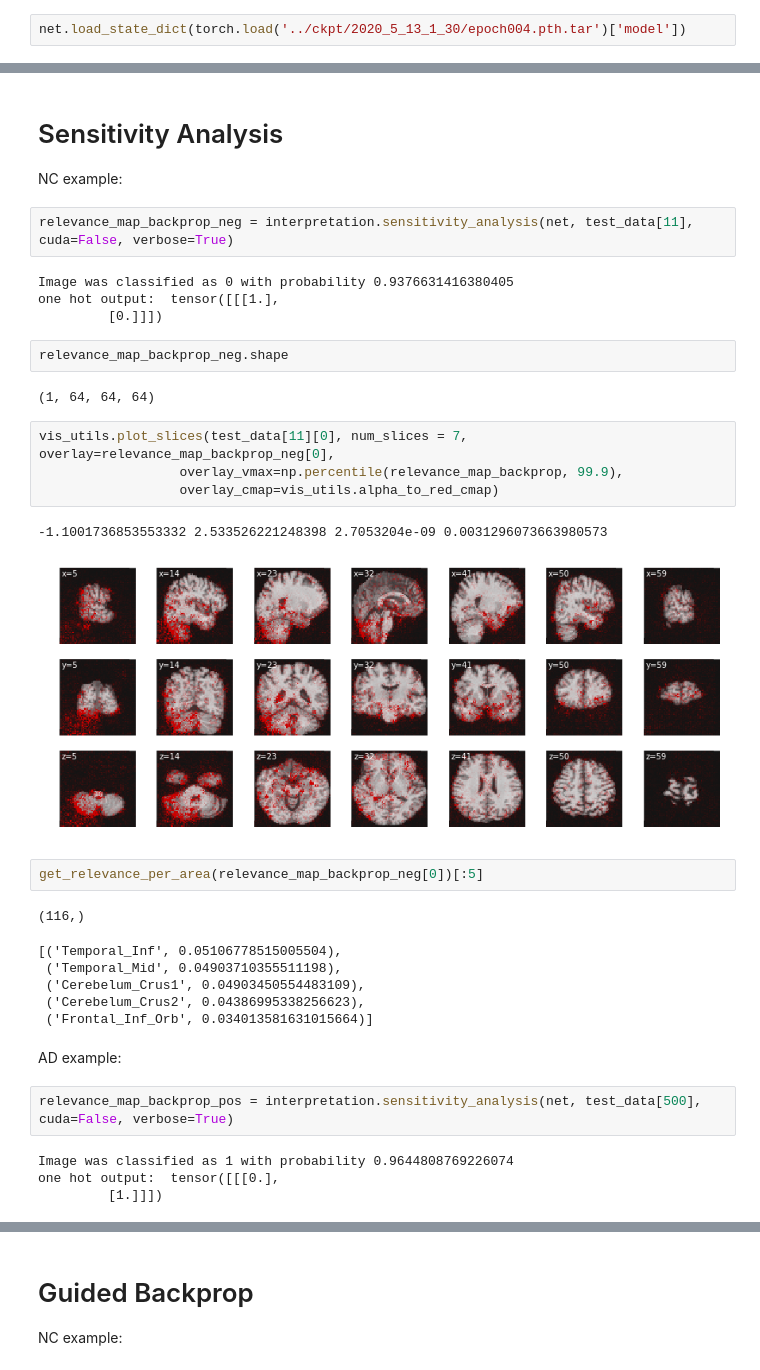
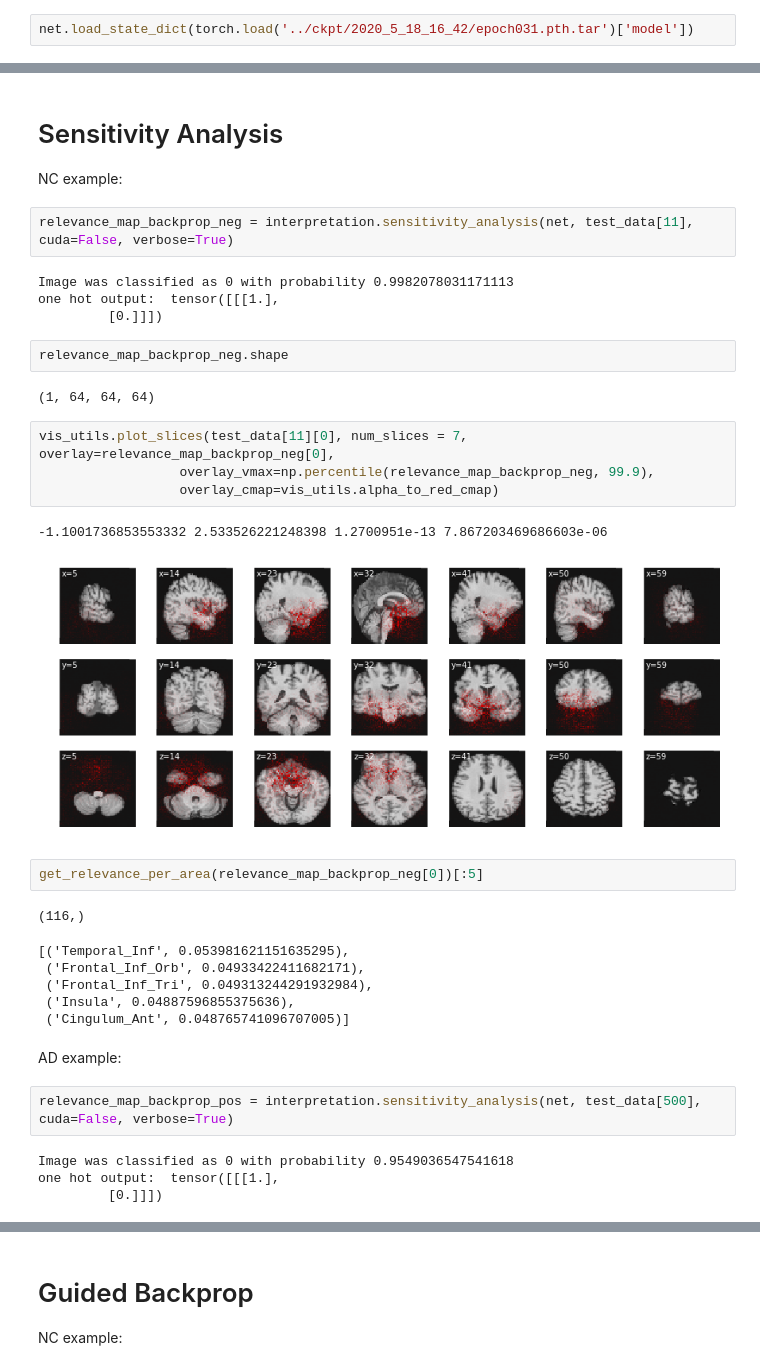
Before and after one commit to kathyfan/cs231n-adni, a Jupyter notebook: new_code/occlusion_backprop_vis.ipynb, the cells around one changed output, grey strips where cells are left out. Drawn from its saved outputs; the diff is of its cells as text.

Commit message:
trained on epoch 31

```diff
--- a/new_code/occlusion_backprop_vis.ipynb
+++ b/new_code/occlusion_backprop_vis.ipynb
@@ -70,7 +72,7 @@ net = model.SingleTimestep3DCNN(in_num_ch=1, img_size=(64,64,64), inter_num_ch=1
 # %%
 # net.load_state_dict(torch.load('../ckpt/2020_5_5_21_44/model_best.pth.tar')['model'])
 # %%
-net.load_state_dict(torch.load('../ckpt/2020_5_13_1_30/epoch004.pth.tar')['model'])
+net.load_state_dict(torch.load('../ckpt/2020_5_18_16_42/epoch031.pth.tar')['model'])
 # %% [output]
 <All keys matched successfully>
 # %%
@@ -127,7 +129,7 @@ NC example:
 # %%
 relevance_map_backprop_neg = interpretation.sensitivity_analysis(net, test_data[11], cuda=False, verbose=True)
 # %% [output]
-Image was classified as 0 with probability 0.9376631416380405
+Image was classified as 0 with probability 0.9982078031171113
 one hot output:  tensor([[[1.],
          [0.]]])
 # %%
@@ -136,27 +138,27 @@ relevance_map_backprop_neg.shape
 (1, 64, 64, 64)
 # %%
 vis_utils.plot_slices(test_data[11][0], num_slices = 7, overlay=relevance_map_backprop_neg[0],
-                  overlay_vmax=np.percentile(relevance_map_backprop, 99.9),
+                  overlay_vmax=np.percentile(relevance_map_backprop_neg, 99.9),
                   overlay_cmap=vis_utils.alpha_to_red_cmap)
 # %% [output]
--1.1001736853553332 2.533526221248398 2.7053204e-09 0.0031296073663980573
+-1.1001736853553332 2.533526221248398 1.2700951e-13 7.867203469686603e-06
-[figure, old version]
+[figure, new version]
 # %%
 get_relevance_per_area(relevance_map_backprop_neg[0])[:5]
 # %% [output]
 (116,)
-[('Temporal_Inf', 0.05106778515005504),
- ('Temporal_Mid', 0.04903710355511198),
- ('Cerebelum_Crus1', 0.04903450554483109),
- ('Cerebelum_Crus2', 0.04386995338256623),
- ('Frontal_Inf_Orb', 0.034013581631015664)]
+[('Temporal_Inf', 0.053981621151635295),
+ ('Frontal_Inf_Orb', 0.04933422411682171),
+ ('Frontal_Inf_Tri', 0.049313244291932984),
+ ('Insula', 0.04887596855375636),
+ ('Cingulum_Ant', 0.048765741096707005)]
 # %% [markdown]
 AD example:
 # %%
 relevance_map_backprop_pos = interpretation.sensitivity_analysis(net, test_data[500], cuda=False, verbose=True)
 # %% [output]
-Image was classified as 1 with probability 0.9644808769226074
-one hot output:  tensor([[[0.],
-         [1.]]])
+Image was classified as 0 with probability 0.9549036547541618
+one hot output:  tensor([[[1.],
+         [0.]]])
 # %%
 vis_utils.plot_slices(test_data[500][0], overlay=relevance_map_backprop_pos[0],
```
Also changed, not shown: parts of 21 cells of this notebook.
